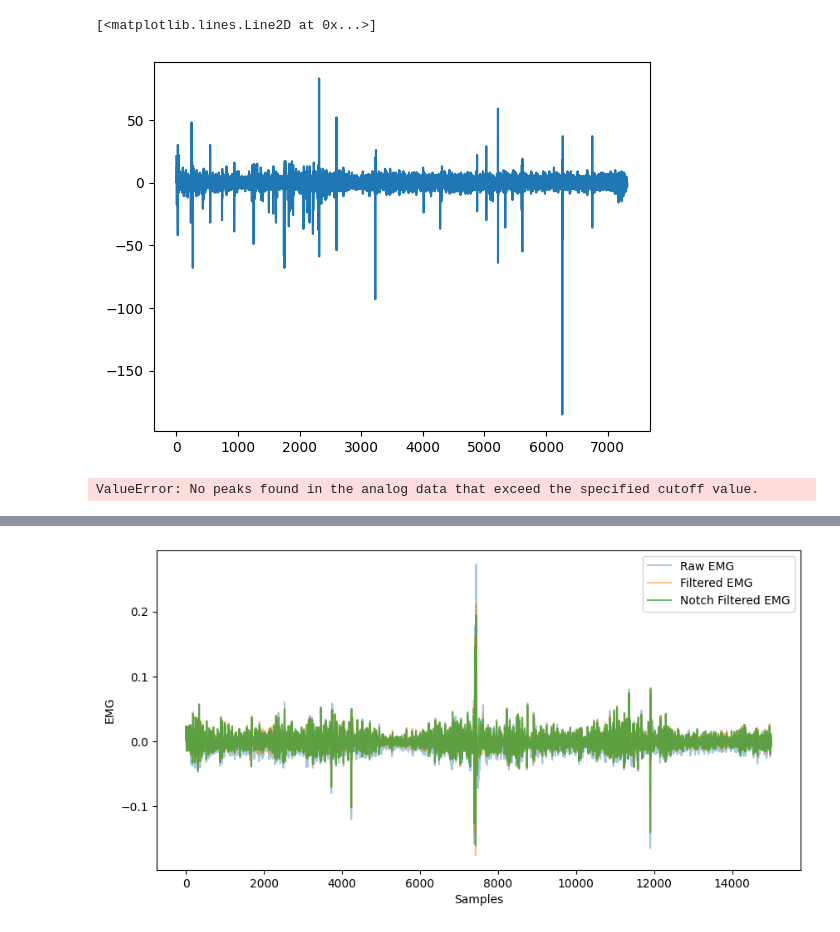
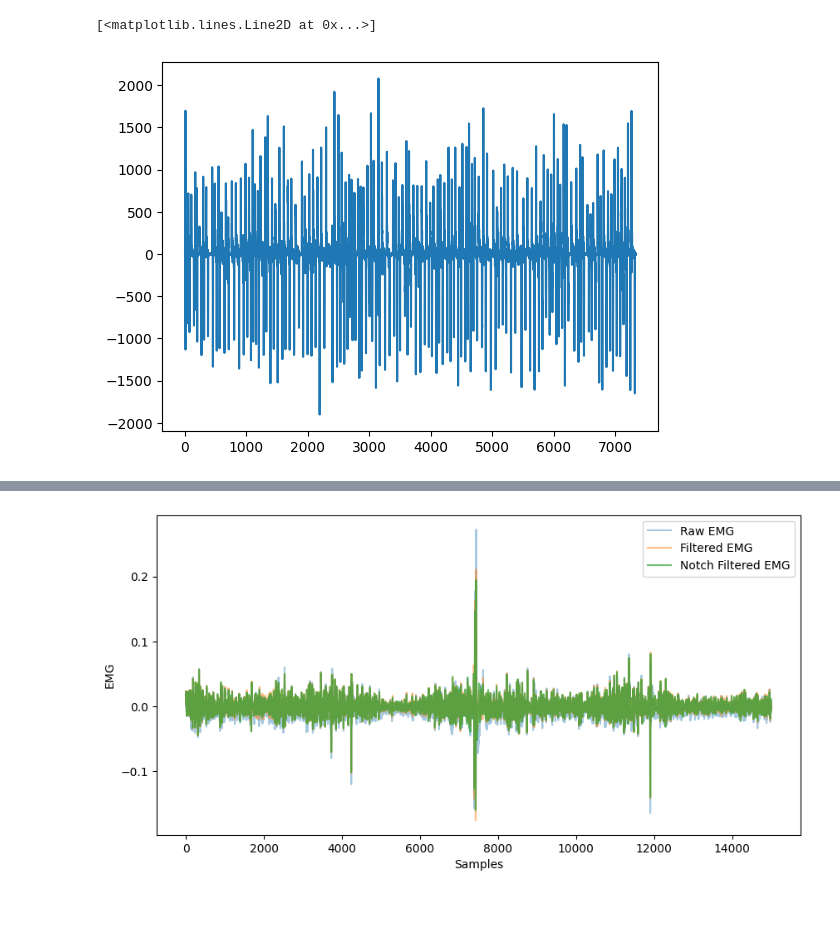
Before and after one commit to ChaundyMck/NDD_EMG, a Jupyter notebook: tester.ipynb, the cells around one changed output, grey strips where cells are left out. Drawn from its saved outputs; the diff is of its cells as text; code cells hidden in the pictures.

Commit message:
oneDrive hates me

```diff
--- a/tester.ipynb
+++ b/tester.ipynb
@@ -19,20 +103,12 @@ target_data = pd.read_csv(glob.glob(os.path.join(glob.escape(subject_folder),'ta
 # %%
+idp28 = '/Users/clmckeev/Library/CloudStorage/OneDrive-SharedLibraries-IndianaUniversity/[Sec-E] BL-Phys-NDD_EMG - Documents/NDD_EMG/Data/Raw/All/004'
+m_data28 = pd.read_csv(glob.glob(os.path.join(glob.escape(idp28),'mat*.csv'))[0])
+
 mat_data = pd.DataFrame()
-mat_data['Time'] = m_data.iloc[:, 0]
-mat_data['Total'] = m_data.iloc[:, 1:].sum(axis=1)
+mat_data['Time'] = m_data28.iloc[:, 0]
+mat_data['Total'] = m_data28.iloc[:, 1:].sum(axis=1)
 
 plt.plot(mat_data['Total'].diff())
 # %% [output]
 [<matplotlib.lines.Line2D at 0x...>]
-[figure, old version]
+[figure, new version]
-# %%
-EMG_1 = delsys_data[['EMG 1 Time Series (s)', 'EMG 1 (mV)', 'EMG 2 (mV)']].dropna()
-EMG_1.columns = ['Time', 'EMG1', 'EMG2']
-Analog = delsys_data[[ 'Analog In 1 Time Series (s)','Analog In 1 (V)']]
-Analog.columns = ['Time', 'Analog']
-
-t_delay = sync(Analog, target_data, a_event_cutoff=0.01)
-target_data['hitTime'] = (target_data['hitTime'] / 1000)  + t_delay
-mat_data['Time'] = (mat_data['Time']/1000) + t_delay
-# %% [output]
-ValueError: No peaks found in the analog data that exceed the specified cutoff value.
```
Also changed, not shown: parts of 13 cells of this notebook, 7 other files.
